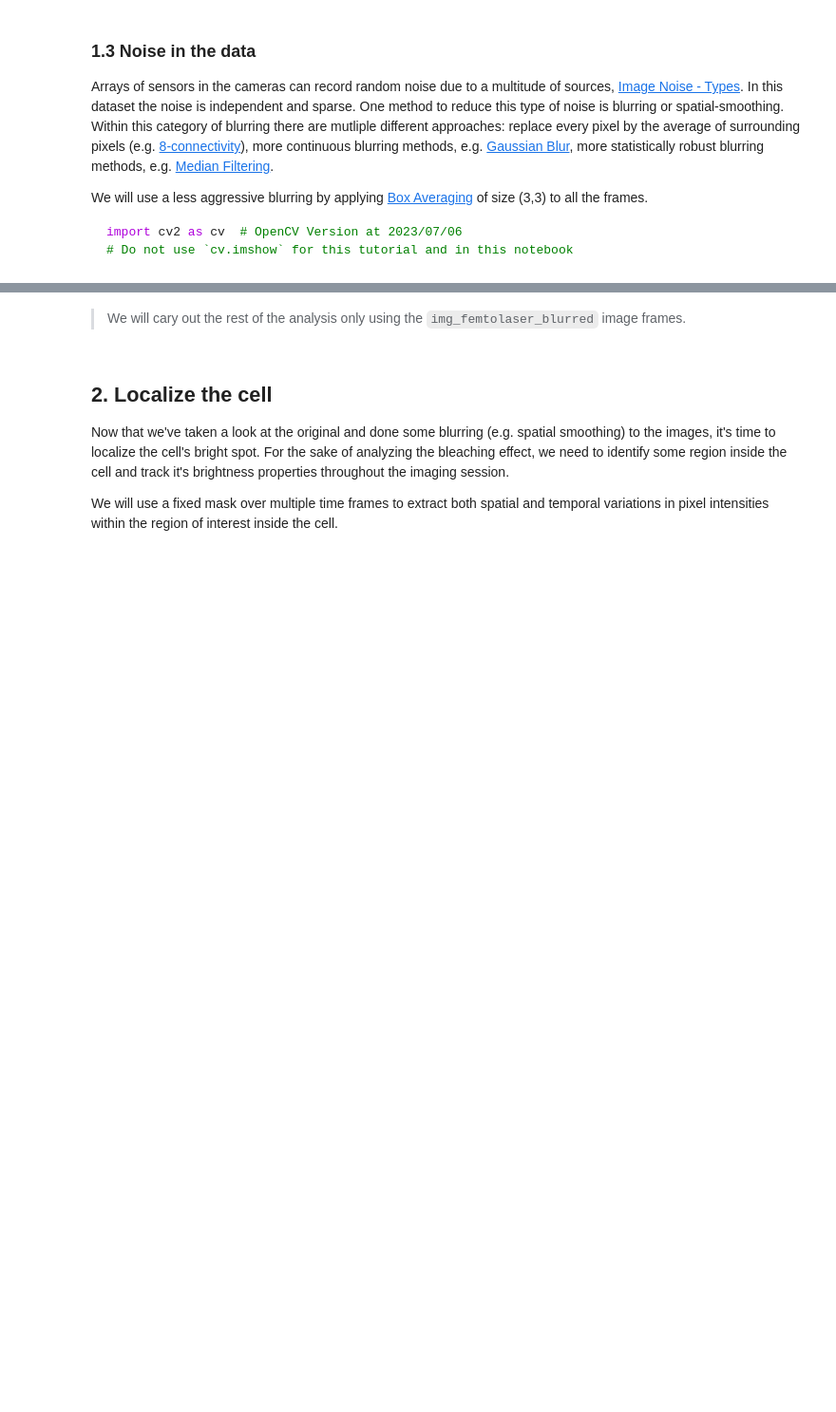
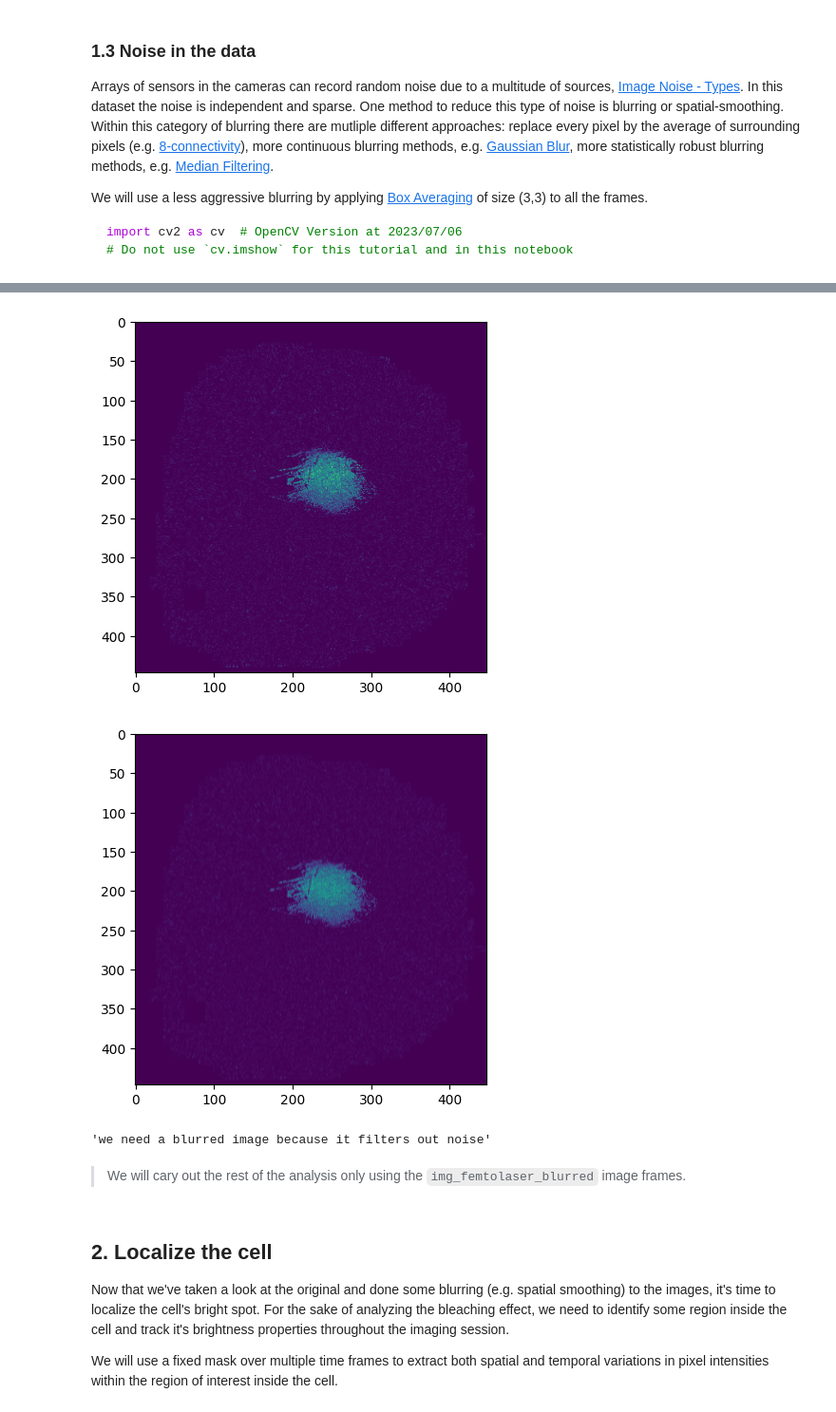
Before and after one commit to Marlon-Jost/PHYS5318_Experiemnt_2, a Jupyter notebook: PHYS5318_Lab2_femtosecond-2.ipynb, the cells around one changed output, grey strips where cells are left out. Shown at 95% size. Saved outputs shown, nothing was run; the diff lists cells and outputs as text; code cells hidden in the pictures; blank space fills up the shorter version.

```diff
--- a/PHYS5318_Lab2_femtosecond-2.ipynb
+++ b/PHYS5318_Lab2_femtosecond-2.ipynb
@@ -105,9 +109,19 @@ import cv2 as cv  # OpenCV Version at 2023/07/06
 # Q1.3.2: apply a box blur of size (3,3) on the first frame and plot it
 # hint: box blur is available as a function in the `cv` module -> `cv.blur` (documentation: Image Blurring section at https://docs.opencv.org/4.x/d4/d13/tutorial_py_filtering.html)
 import cv2 as cv
+img_femtolaser_blur = cv.blur(img_femtolaser, (3,3))
 # %%
 # Q1.3.3: compare the blurred with the original first frame qualitatively
 # Although the pictures/plots look similar, it is important to use the blurred version. Explain why this is so.
+plt.imshow(img_femtolaser[0,:,:], vmin= 0, vmax=1)
+plt.show()
+plt.imshow(img_femtolaser_blur[0,:,:], vmin= 0, vmax=1)
+plt.show()
+"""we need a blurred image because it filters out noise"""
+# %% [output]
+[figure, added]
+[figure, added]
+'we need a blurred image because it filters out noise'
 # %%
 # Q1.3.4: apply the blurring in a for loop and store the blurred frames in a new array of the same shape of `img_femtolaser`
 # name the blurred array `img_femtolaser_blurred`
```
Also changed, not shown: parts of 4 cells of this notebook.
